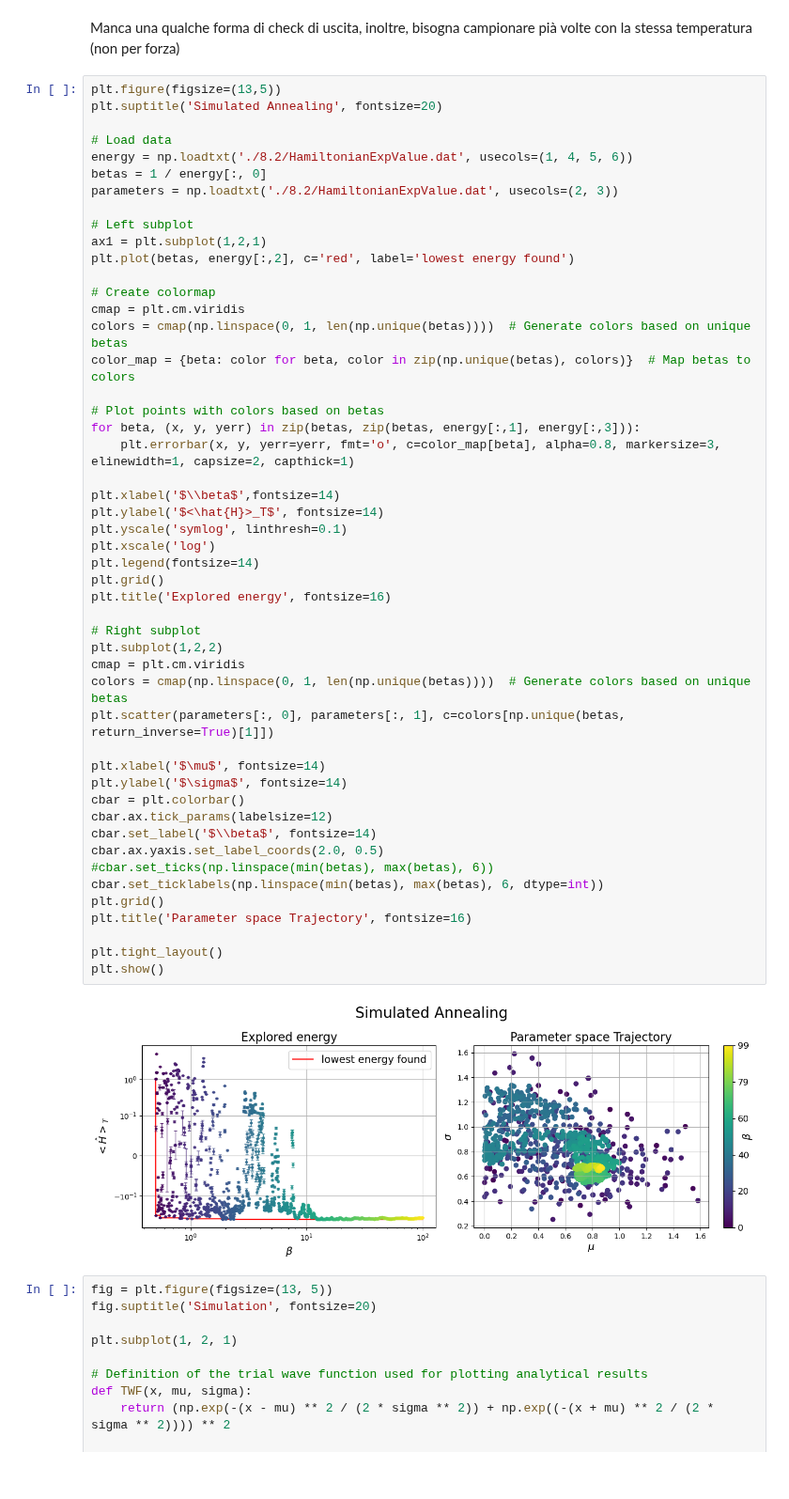
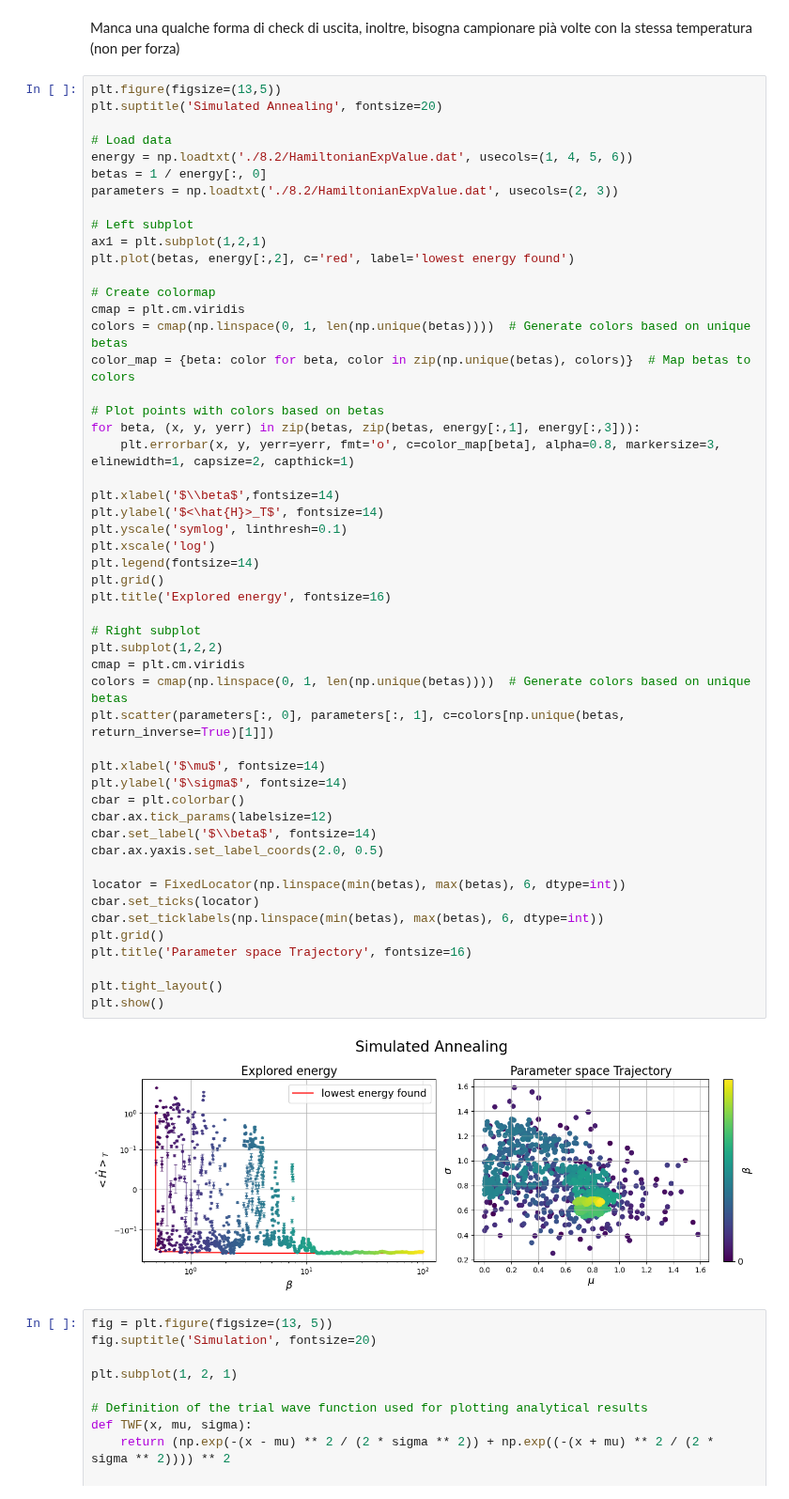
Before and after one commit to tommasoperitoree/Numerical_Simulation_Laboratory, a Jupyter notebook: LSN_08/LSN_08.ipynb, the cells around one changed output. Shown at 94% size. Drawn from its saved outputs; the diff is of its cells as text.

```diff
--- a/LSN_08/LSN_08.ipynb
+++ b/LSN_08/LSN_08.ipynb
@@ -296,35 +267,37 @@ color_map = {beta: color for beta, color in zip(np.unique(betas), colors)}  # Ma
 for beta, (x, y, yerr) in zip(betas, zip(betas, energy[:,1], energy[:,3])):
     plt.errorbar(x, y, yerr=yerr, fmt='o', c=color_map[beta], alpha=0.8, markersize=3, elinewidth=1, capsize=2, capthick=1)
 
 plt.xlabel('$\\beta$',fontsize=14)
 plt.ylabel('$<\hat{H}>_T$', fontsize=14)
 plt.yscale('symlog', linthresh=0.1)
 plt.xscale('log')
 plt.legend(fontsize=14)
 plt.grid()
 plt.title('Explored energy', fontsize=16)
 
 # Right subplot
 plt.subplot(1,2,2)
 cmap = plt.cm.viridis
 colors = cmap(np.linspace(0, 1, len(np.unique(betas))))  # Generate colors based on unique betas
 plt.scatter(parameters[:, 0], parameters[:, 1], c=colors[np.unique(betas, return_inverse=True)[1]])
 
 plt.xlabel('$\mu$', fontsize=14)
 plt.ylabel('$\sigma$', fontsize=14)
 cbar = plt.colorbar()
 cbar.ax.tick_params(labelsize=12)
 cbar.set_label('$\\beta$', fontsize=14)
 cbar.ax.yaxis.set_label_coords(2.0, 0.5)
-#cbar.set_ticks(np.linspace(min(betas), max(betas), 6))
+
+locator = FixedLocator(np.linspace(min(betas), max(betas), 6, dtype=int))
+cbar.set_ticks(locator)
 cbar.set_ticklabels(np.linspace(min(betas), max(betas), 6, dtype=int))
 plt.grid()
 plt.title('Parameter space Trajectory', fontsize=16)
 
 plt.tight_layout()
 plt.show()
 # %% [output]
-[figure, old version]
+[figure, new version]
 # %%
 fig = plt.figure(figsize=(13, 5))
 fig.suptitle('Simulation', fontsize=20)
```
Also changed, not shown: parts of 10 cells of this notebook, 2 other files.
